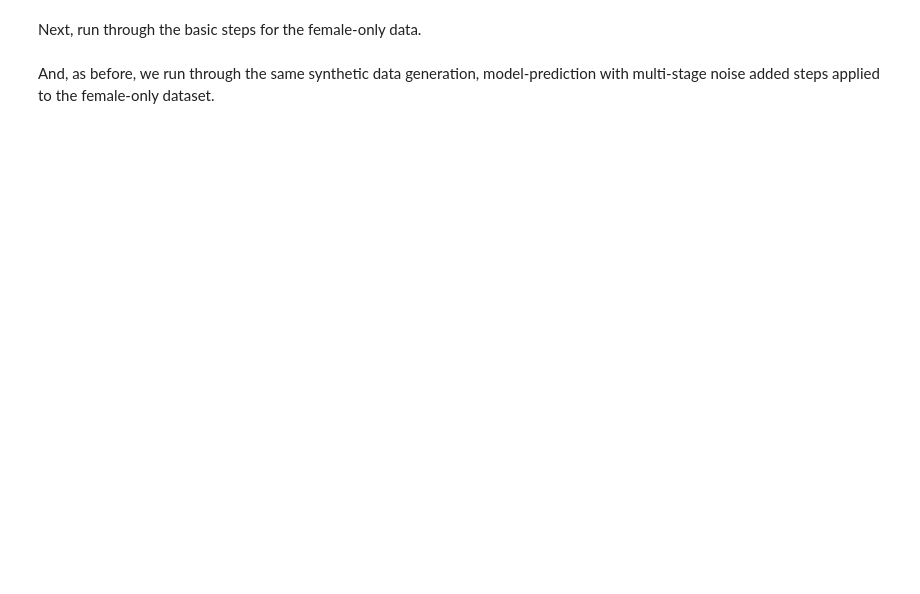
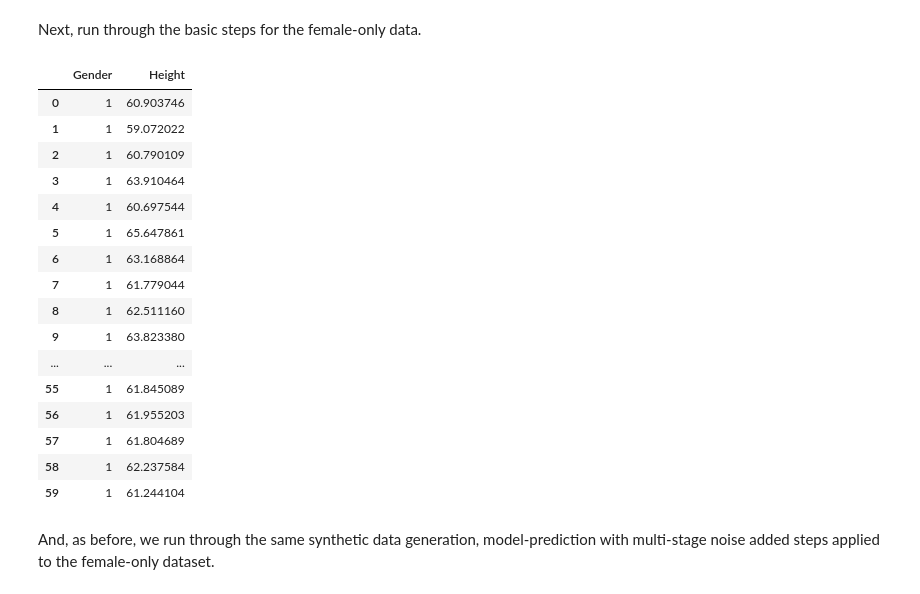
Before and after one commit to UKDataServiceOpen/Synthetic-Data, a Jupyter notebook: 2026/CodeDemo-Basics.ipynb, the cells around one changed output. Saved outputs shown, nothing was run; the diff lists cells and outputs as text; code cells hidden in the pictures; blank space fills up the shorter version.

```diff
--- a/2026/CodeDemo-Basics.ipynb
+++ b/2026/CodeDemo-Basics.ipynb
@@ -952,25 +987,42 @@ for ind in med_fidelity_m_noise.index:                                    # We s
 # %% [markdown]
 Next, run through the basic steps for the female-only data.
 # %%
-females_numerical = h_w_females                                      # Copy data
-females_numerical['Gender'].replace('Female',1, inplace=True)        # Replace strings with numbers.
+females_numerical = h_w_females                                                                    # Copy data
+females_numerical['Gender'] = females_numerical['Gender'].replace('Female',1, inplace=True)        # Replace strings with numbers.
 
-f_h_mean = females_numerical["Height"].mean()                        # Find and save the female-only height mean and
-f_h_std = females_numerical["Height"].std()                          # standard deviation.
-f_h_min = females_numerical["Height"].min()                          # Also save the female-only minimum height and weight for
-f_w_min = females_numerical["Weight"].min()                          # a later sense check
+f_h_mean = females_numerical["Height"].mean()                                                      # Find and save the female-only height mean and
+f_h_std = females_numerical["Height"].std()                                                        # standard deviation.
+f_h_min = females_numerical["Height"].min()                                                        # Also save the female-only minimum height and weight for
+f_w_min = females_numerical["Weight"].min()                                                        # a later sense check
 
-f_h_array = females_numerical.iloc[:, :-1].values                    # Create a gender-height (input) array
-f_w_array = females_numerical.iloc[:, 2].values                      # and a weight (output) array.
+f_h_array = females_numerical.iloc[:, :-1].values                                                  # Create a gender-height (input) array
+f_w_array = females_numerical.iloc[:, 2].values                                                    # and a weight (output) array.
 
-females_model = LinearRegression().fit(f_h_array, f_w_array)         # Turn female-only arrays into female-only model.
+females_model = LinearRegression().fit(f_h_array, f_w_array)                                       # Turn female-only arrays into female-only model.
 
-med_fidelity_f_noise = {"Gender": ([1] * 60),                        # Start generating a female-only synthetic dataset
-                "Height": np.random.normal(f_h_mean, f_h_std, 60),   # making sure to use the female-only mean and std.
-                "Weight":('null')}
+med_fidelity_f_noise = {"Gender": ([1] * 60),                                                      # Start generating a female-only synthetic dataset
+                "Height": np.random.normal(f_h_mean, f_h_std, 60)}                                 # making sure to use the female-only mean and std.
 
-med_fidelity_f_noise = pd.DataFrame(med_fidelity_f_noise)            # Convert dictionary to data frame.
-# med_fidelity_f_noise                                               # Check it if you want to.
+med_fidelity_f_noise = pd.DataFrame(med_fidelity_f_noise)                                          # Convert dictionary to data frame.
+med_fidelity_f_noise                                                                             # Check it if you want to.
+# %% [output]
+|  | Gender | Height |
+| 0 | 1 | 60.903746 |
+| 1 | 1 | 59.072022 |
+| 2 | 1 | 60.790109 |
+| 3 | 1 | 63.910464 |
+| 4 | 1 | 60.697544 |
+| 5 | 1 | 65.647861 |
+| 6 | 1 | 63.168864 |
+| 7 | 1 | 61.779044 |
+| 8 | 1 | 62.511160 |
+| 9 | 1 | 63.823380 |
+| ... | ... | ... |
+| 55 | 1 | 61.845089 |
+| 56 | 1 | 61.955203 |
+| 57 | 1 | 61.804689 |
+| 58 | 1 | 62.237584 |
+| 59 | 1 | 61.244104 |
 # %% [markdown]
 And, as before, we run through the same synthetic data generation, model-prediction with multi-stage noise added steps applied to the female-only dataset.
 # %%
```
Also changed, not shown: parts of 5 cells of this notebook.
